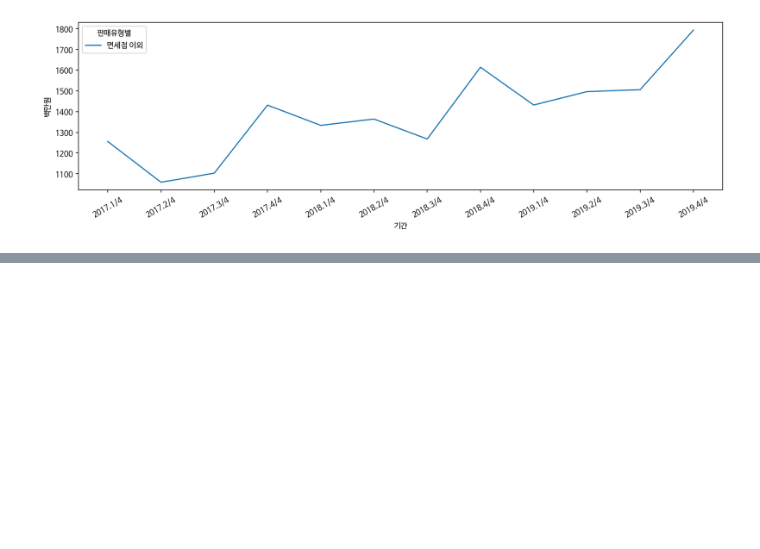
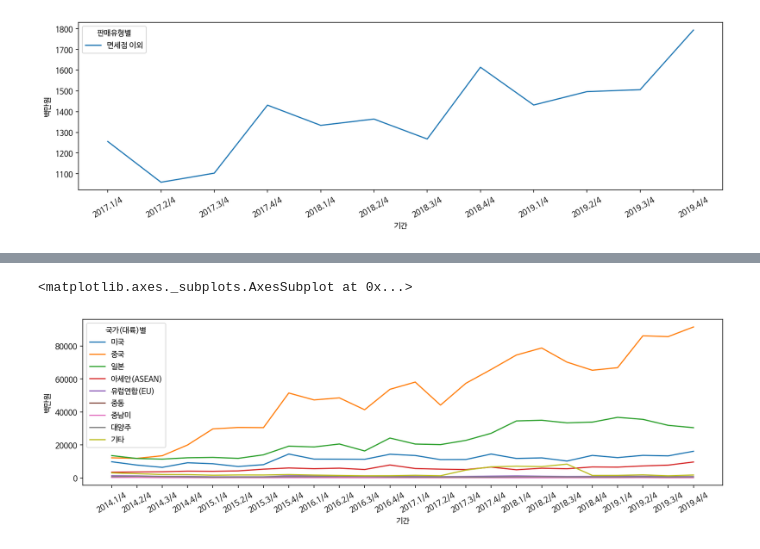
Before and after one commit to cown0211/boostcourse, a Jupyter notebook: DataScienceWithPython/5_K_beauty_온라인_판매분석.ipynb, the cells around one changed output, grey strips where cells are left out. Drawn from its saved outputs; the diff is of its cells as text; code cells hidden in the pictures; blank space fills up the shorter version.

```diff
--- a/DataScienceWithPython/5_K_beauty_온라인_판매분석.ipynb
+++ b/DataScienceWithPython/5_K_beauty_온라인_판매분석.ipynb
@@ -471,0 +520,9 @@ sns.lineplot(data = df_sub, x = "기간", y = "백만원", hue = "판매유형
+# %%
+# 국가(대륙)별로 색구분
+
+plt.figure(figsize = (15,4))
+plt.xticks(rotation = 30)
+sns.lineplot(data = df_fashion, x = "기간", y = "백만원", hue = "국가(대륙)별")
+# %% [output]
+<matplotlib.axes._subplots.AxesSubplot at 0x...>
+[figure, added]
```
Also changed, not shown: parts of 17 cells of this notebook.
